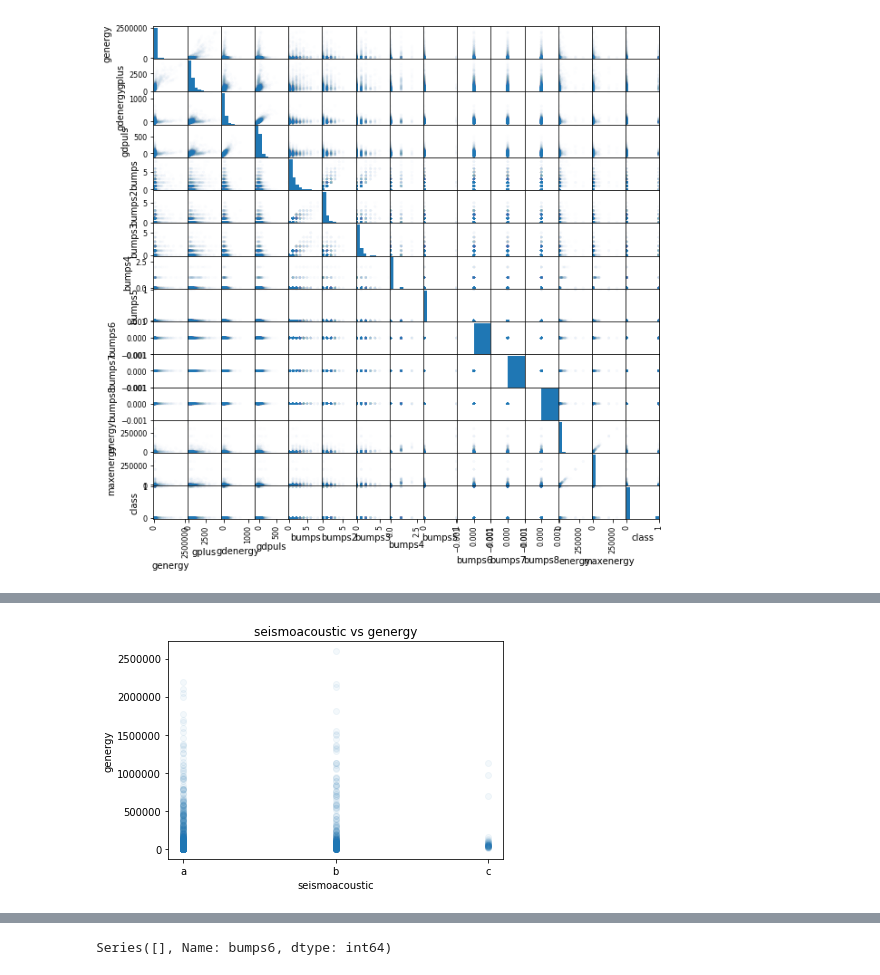
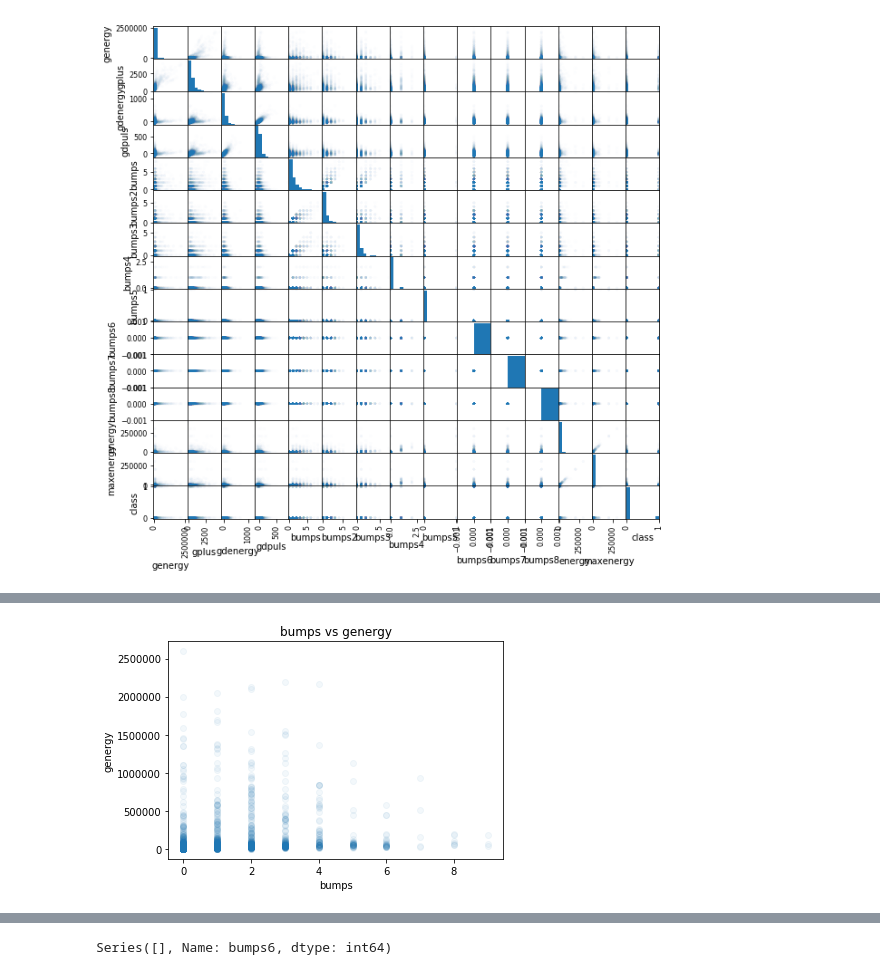
Before and after one commit to AlexanderSergeev/MachineLearning, a Jupyter notebook: LR1.ipynb, the cells around one changed output, grey strips where cells are left out. Cells and saved outputs as stored; diff of their text form; code cells hidden in the pictures.

```diff
--- a/LR1.ipynb
+++ b/LR1.ipynb
@@ -128,11 +180,11 @@ data.corr()
 | maxenergy | 0.064405 | 0.164263 | 0.108572 | 0.143646 | 0.273714 | 0.085032 | 0.176480 | 0.416483 | 0.808406 | NaN | NaN | ... |
 | class | 0.128160 | 0.201042 | 0.002957 | 0.021788 | 0.248144 | 0.201381 | 0.205327 | 0.075458 | 0.004834 | NaN | NaN | ... |
 # %%
-plt.plot(data['seismoacoustic'], data['genergy'], 'o', alpha = 0.05)
-plt.xlabel('seismoacoustic')
+plt.plot(data['bumps'], data['genergy'], 'o', alpha = 0.05)
+plt.xlabel('bumps')
 plt.ylabel('genergy')
-plt.title('seismoacoustic vs genergy')
+plt.title('bumps vs genergy')
 pass
 # %% [output]
-[figure, old version]
+[figure, new version]
 # %%
```
Also changed, not shown: parts of 48 cells of this notebook.
